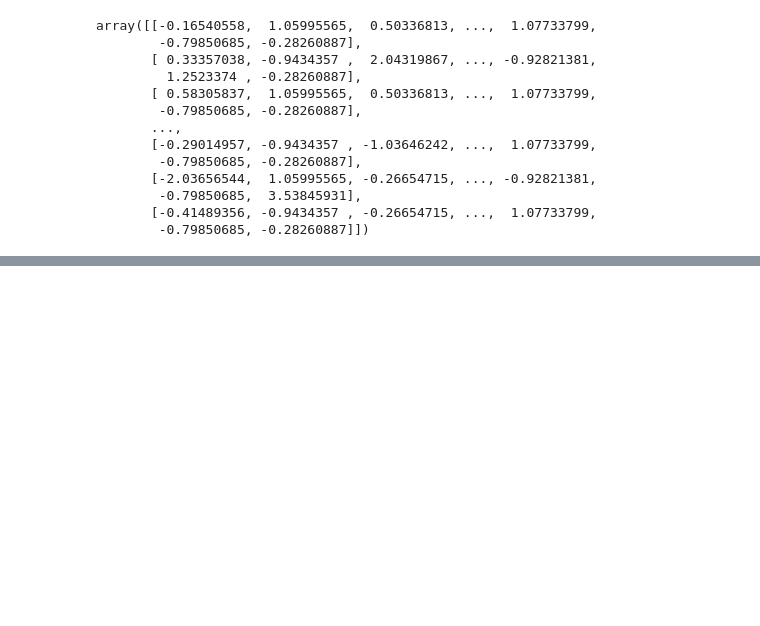
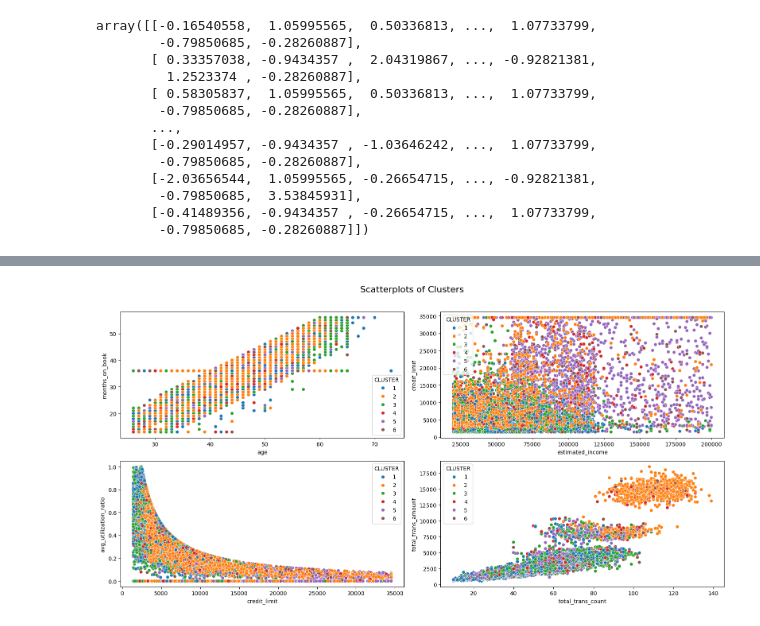
Before and after one commit to chemutai254/DATA, a Jupyter notebook: EDA/customer_segmentation.ipynb, the cells around one changed output, grey strips where cells are left out. Cells and saved outputs as stored; diff of their text form; code cells hidden in the pictures; blank space fills up the shorter version.

```diff
--- a/EDA/customer_segmentation.ipynb
+++ b/EDA/customer_segmentation.ipynb
@@ -187,0 +244,13 @@ array([[-0.16540558,  1.05995565,  0.50336813, ...,  1.07733799,
+# %%
+# Scatterplot
+fig, ((ax1, ax2), (ax3, ax4)) = plt.subplots(2, 2, figsize=(16, 8))
+sns.scatterplot(data=df, x="age", y="months_on_book", hue="CLUSTER", palette="tab10", ax=ax1)
+sns.scatterplot(data=df, x="estimated_income", y="credit_limit", hue="CLUSTER", palette="tab10", ax=ax2)
+sns.scatterplot(data=df, x="credit_limit", y="avg_utilization_ratio", hue="CLUSTER", palette="tab10", ax=ax3)
+sns.scatterplot(data=df, x="total_trans_count", y="total_trans_amount", hue="CLUSTER", palette="tab10", ax=ax4)
+plt.suptitle("Scatterplots of Clusters", fontsize=16, y=1.02)
+
+plt.tight_layout()
+plt.show();
+# %% [output]
+[figure, added]
```
Also changed, not shown: parts of 6 cells of this notebook.
